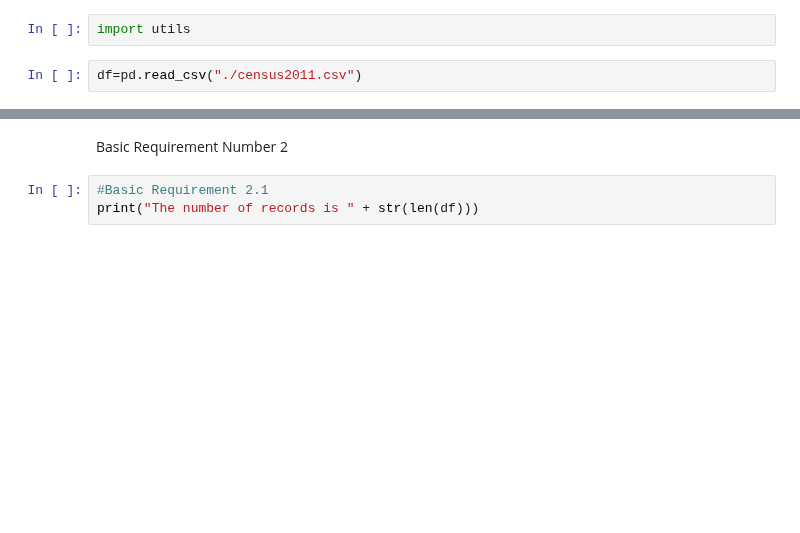
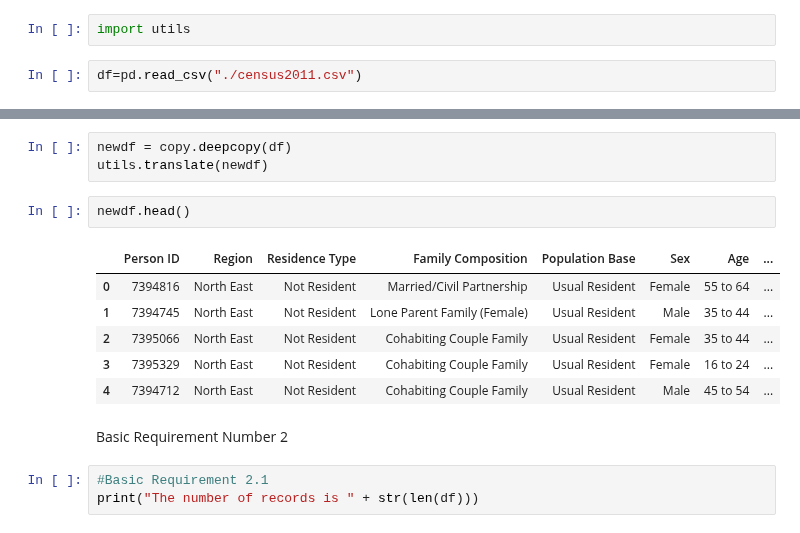
Before and after one commit to chrisrauch193/CS2006Practical3, a Jupyter notebook: Report.ipynb, the cells around one changed output, grey strips where cells are left out. Cells and saved outputs as stored; diff of their text form; blank space fills up the shorter version.

```diff
--- a/Report.ipynb
+++ b/Report.ipynb
@@ -29,3 +34,15 @@ for field in newdf:
+# %%
+newdf = copy.deepcopy(df)
+utils.translate(newdf)
+# %%
+newdf.head()
+# %% [output]
+|  | Person ID | Region | Residence Type | Family Composition | Population Base | Sex | Age | ... |
+| 0 | 7394816 | North East | Not Resident | Married/Civil Partnership | Usual Resident | Female | 55 to 64 | ... |
+| 1 | 7394745 | North East | Not Resident | Lone Parent Family (Female) | Usual Resident | Male | 35 to 44 | ... |
+| 2 | 7395066 | North East | Not Resident | Cohabiting Couple Family | Usual Resident | Female | 35 to 44 | ... |
+| 3 | 7395329 | North East | Not Resident | Cohabiting Couple Family | Usual Resident | Female | 16 to 24 | ... |
+| 4 | 7394712 | North East | Not Resident | Cohabiting Couple Family | Usual Resident | Male | 45 to 54 | ... |
 # %% [markdown]
 Basic Requirement Number 2
 # %%
```
Also changed, not shown: parts of 7 cells of this notebook.
